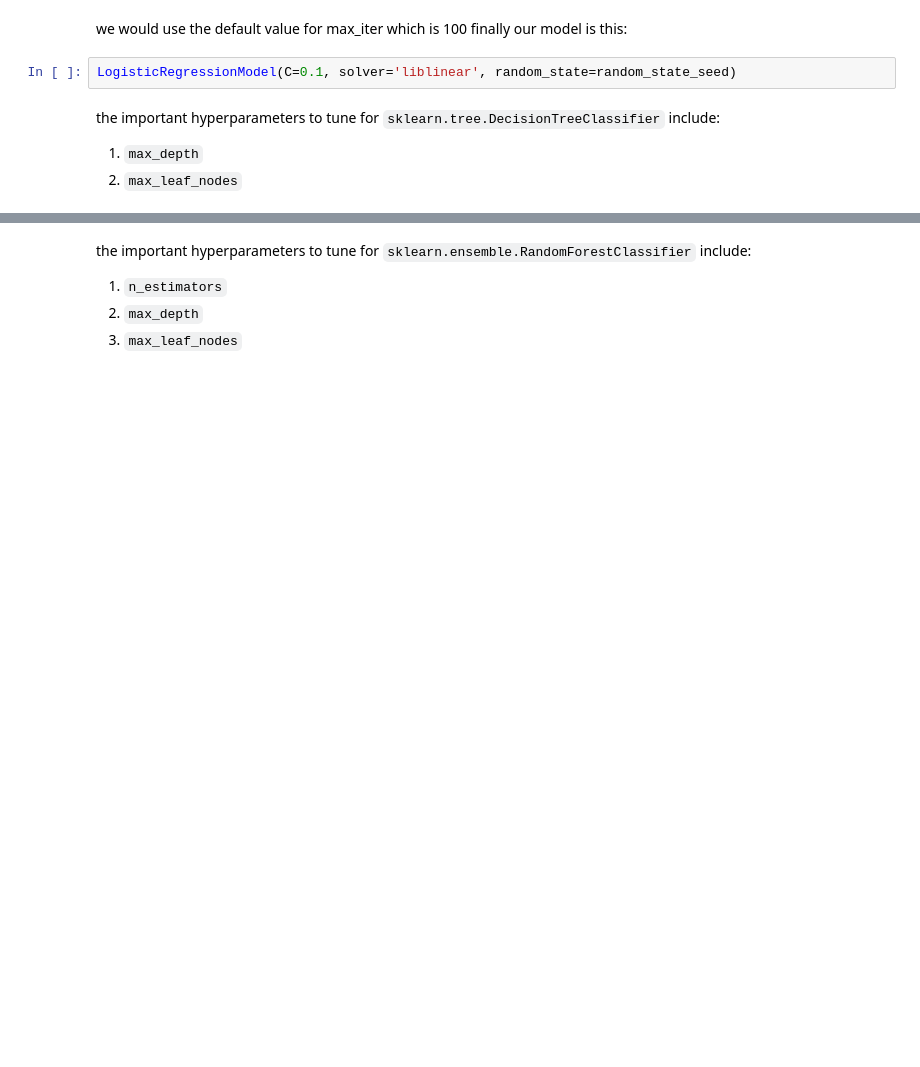
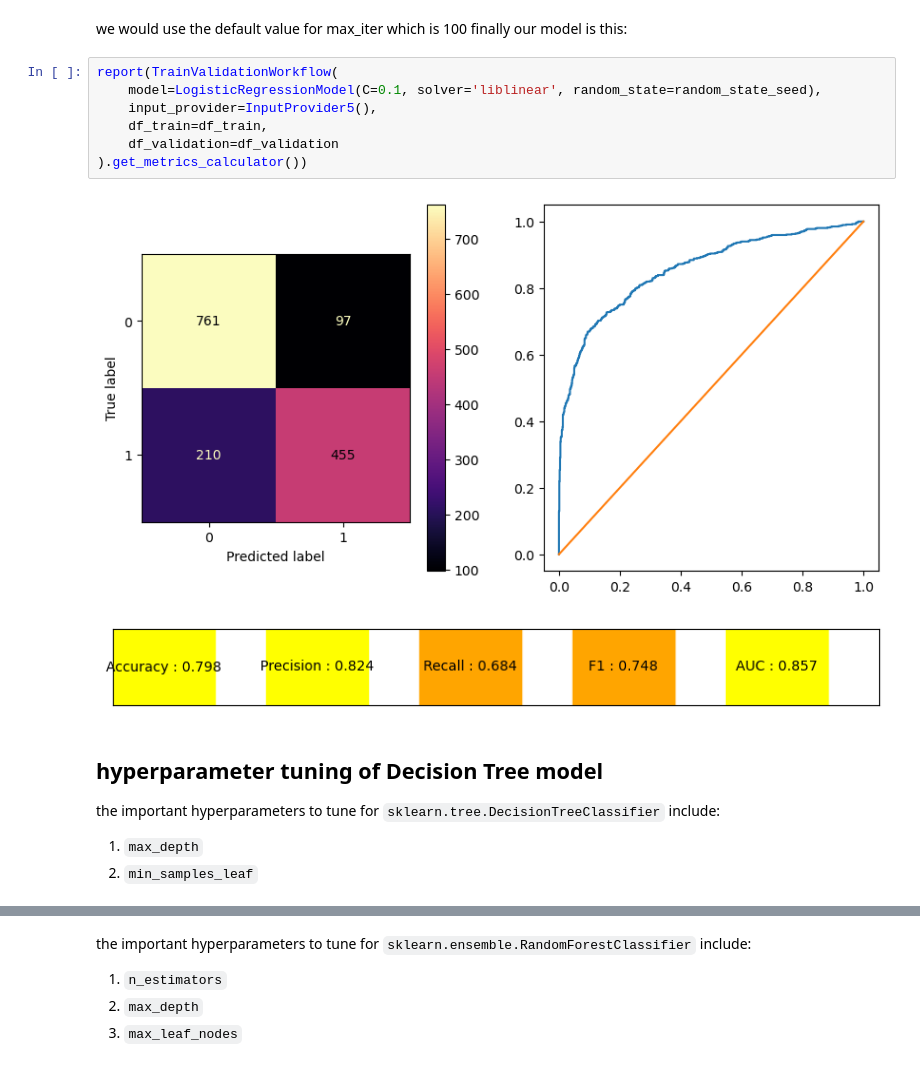
Before and after one commit to shayansm2/kaggle-playground, a Jupyter notebook: nlp-getting-started/hyper-parameter.ipynb, the cells around one changed output, grey strips where cells are left out. Cells and saved outputs as stored; diff of their text form; blank space fills up the shorter version.

Commit message:
finished hyperparameter tuning of decision tree model

```diff
--- a/nlp-getting-started/hyper-parameter.ipynb
+++ b/nlp-getting-started/hyper-parameter.ipynb
@@ -134,8 +135,17 @@ for key, value in performance.items():
 we would use the default value for max_iter which is 100
 finally our model is this:
 # %%
-LogisticRegressionModel(C=0.1, solver='liblinear', random_state=random_state_seed)
+report(TrainValidationWorkflow(
+    model=LogisticRegressionModel(C=0.1, solver='liblinear', random_state=random_state_seed),
+    input_provider=InputProvider5(),
+    df_train=df_train,
+    df_validation=df_validation
+).get_metrics_calculator())
+# %% [output]
+[figure, added]
+[figure, added]
 # %% [markdown]
+## hyperparameter tuning of Decision Tree model
 the important hyperparameters to tune for `sklearn.tree.DecisionTreeClassifier` include:
 1. `max_depth`
-2. `max_leaf_nodes`
+2. `min_samples_leaf`
```
Also changed, not shown: parts of 14 cells of this notebook.
